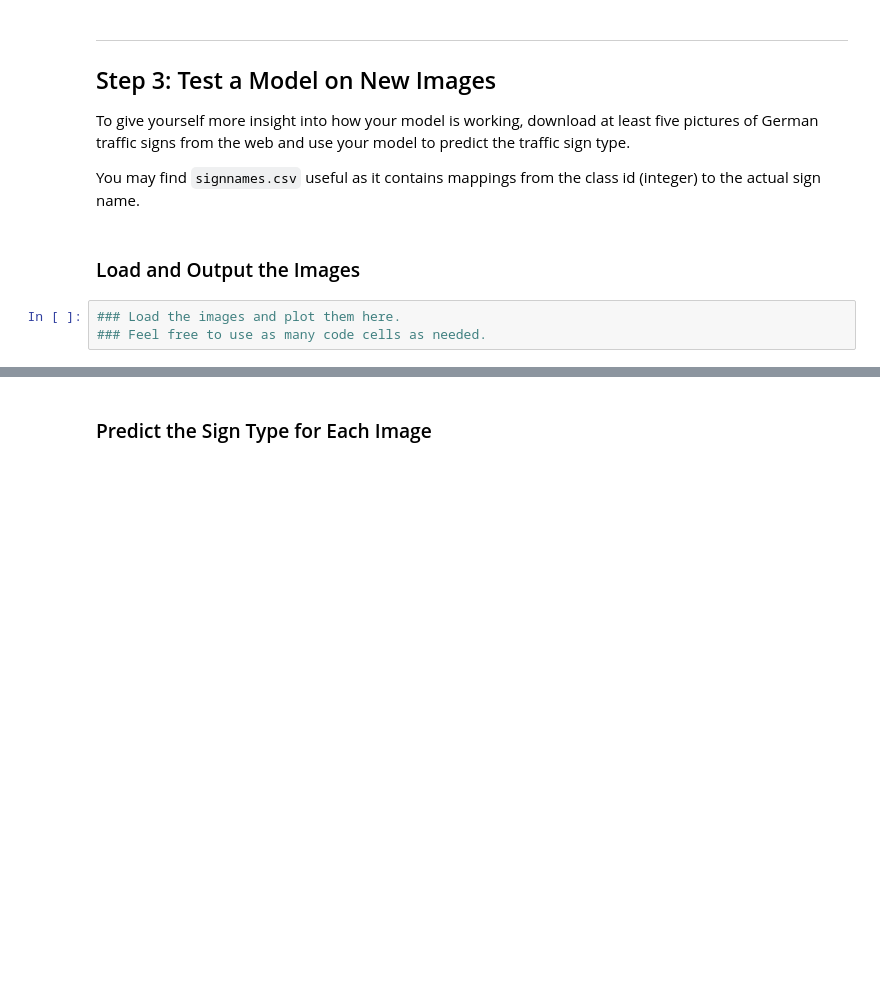
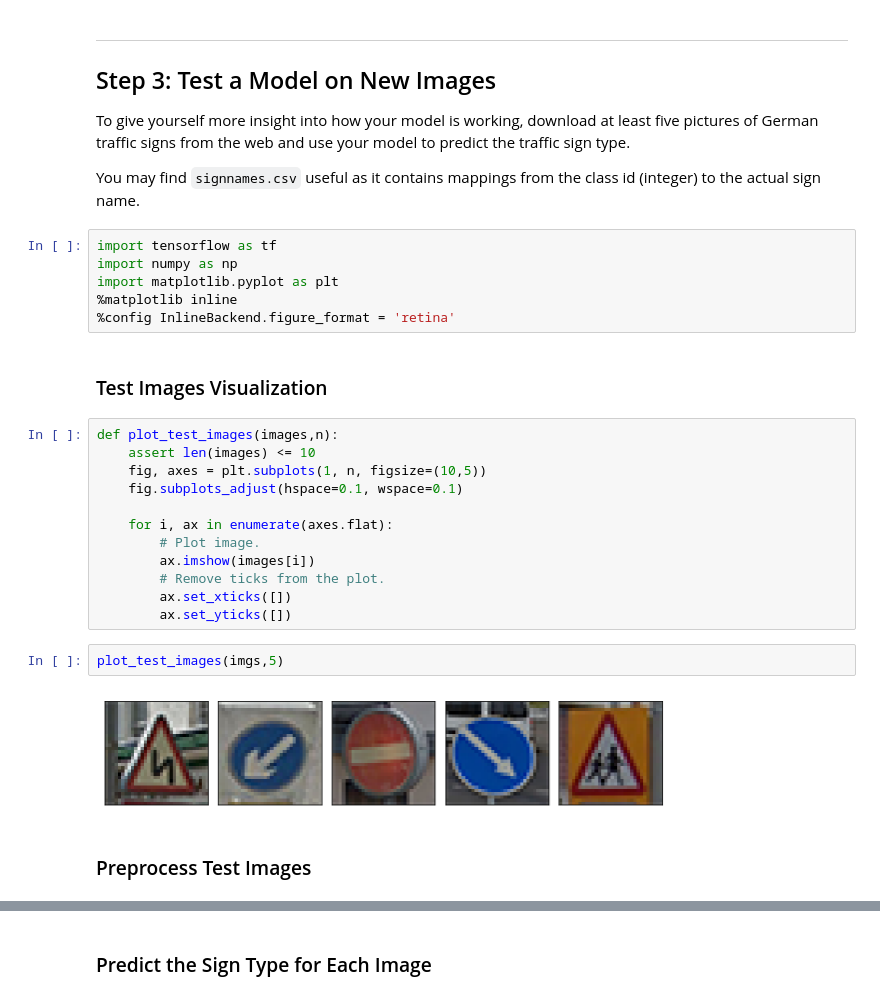
Before and after one commit to mdalai/self-driving-car-traffic-sign-classifier, a Jupyter notebook: Traffic_Sign_Classifier.ipynb, the cells around one changed output, grey strips where cells are left out. Saved outputs shown, nothing was run; the diff lists cells and outputs as text; blank space fills up the shorter version.

```diff
--- a/Traffic_Sign_Classifier.ipynb
+++ b/Traffic_Sign_Classifier.ipynb
@@ -470,8 +495,29 @@ Test Accuracy = 0.951
 To give yourself more insight into how your model is working, download at least five pictures of German traffic signs from the web and use your model to predict the traffic sign type.
 
 You may find `signnames.csv` useful as it contains mappings from the class id (integer) to the actual sign name.
-# %% [markdown]
-### Load and Output the Images
-# %%
-### Load the images and plot them here.
-### Feel free to use as many code cells as needed.
+# %%
+import tensorflow as tf
+import numpy as np
+import matplotlib.pyplot as plt
+%matplotlib inline
+%config InlineBackend.figure_format = 'retina'
+# %% [markdown]
+### Test Images Visualization
+# %%
+def plot_test_images(images,n):
+    assert len(images) <= 10
+    fig, axes = plt.subplots(1, n, figsize=(10,5))
+    fig.subplots_adjust(hspace=0.1, wspace=0.1)
+
+    for i, ax in enumerate(axes.flat):
+        # Plot image.
+        ax.imshow(images[i])
+        # Remove ticks from the plot.
+        ax.set_xticks([])
+        ax.set_yticks([])
+# %%
+plot_test_images(imgs,5)
+# %% [output]
+[figure, added]
+# %% [markdown]
+### Preprocess Test Images
```
Also changed, not shown: parts of 19 cells of this notebook, 20 other files.
